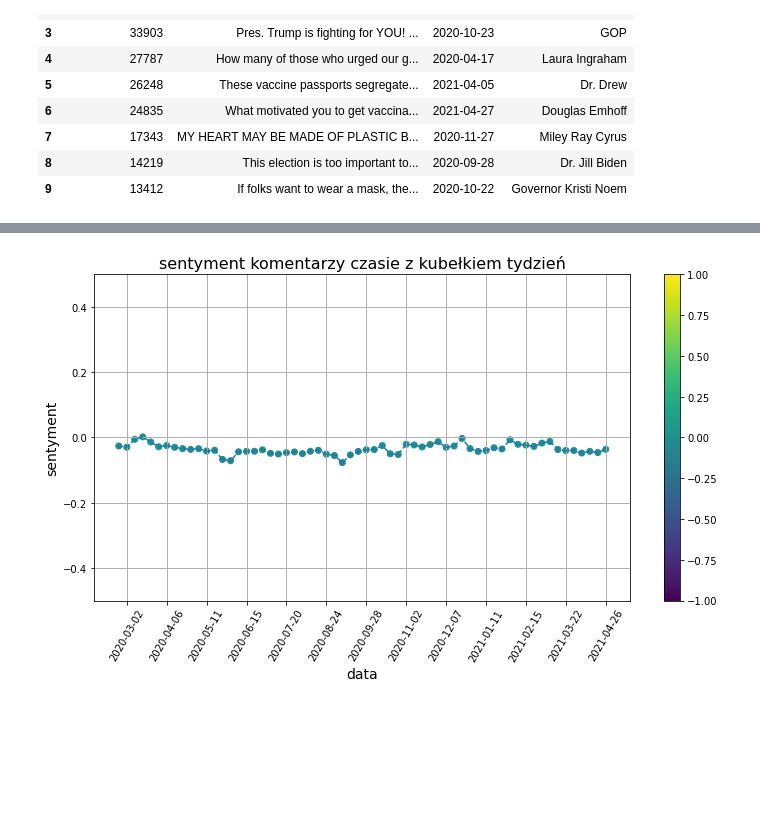
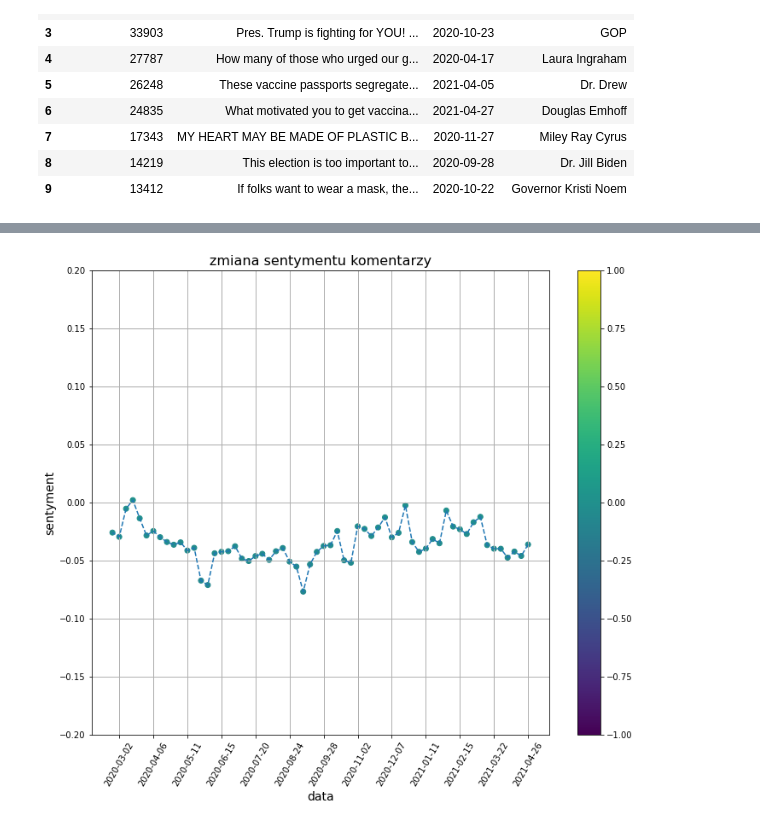
Before and after one commit to piaskowyk/twitter-posts-analysis, a Jupyter notebook: notebooks/sentyment.ipynb, the cells around one changed output, grey strips where cells are left out. Drawn from its saved outputs; the diff is of its cells as text; code cells hidden in the pictures; blank space fills up the shorter version.

```diff
--- a/notebooks/sentyment.ipynb
+++ b/notebooks/sentyment.ipynb
@@ -97,7 +97,7 @@ def plot_sentiment(xs, ys, xlabel, ylabel, tittle, file_name, step=1, color="blu
     plt.scatter(xs, ys, c=ys)
     plt.colorbar()
     plt.clim(-1, 1)
-    plt.ylim((-0.5, 0.5))
+    plt.ylim((-0.2, 0.2))
     plt.ylabel(ylabel, size=14)
     plt.xlabel(xlabel, size=14)
     plt.title(tittle, size=16)
@@ -112,7 +112,7 @@ def plot(xs, ys, xlabel, ylabel, tittle, file_name, step=1, color="blue"):
     plt.grid(linestyle='-', linewidth=1)
     plt.plot(xs, ys, linestyle='--')
     plt.scatter(xs, ys)
-    plt.ylim(0)
+    # plt.ylim(0)
     plt.ylabel(ylabel, size=14)
     plt.xlabel(xlabel, size=14)
     plt.title(tittle, size=16)
@@ -138,16 +152,16 @@ plot_sentiment(df['date'], df['avg'], 'data', 'sentyment', 'sentyment tweetów w
 # %%
 sql = """
 select avg(t.sentiment_compound), date_trunc('week', t.created_at) as week
 from tweet t
 where t.type = 1
 group by week
 order by week desc;
 """
 
 df = getAll(sql)
-plot_sentiment(df['week'], df['avg'], 'data', 'sentyment', 'sentyment komentarzy czasie z kubełkiem tydzień', 'a', 5)
+plot_sentiment(df['week'], df['avg'], 'data', 'sentyment', 'zmiana sentymentu komentarzy', 'zmiana_sentymentu_komentarzy', 5)
 # %% [output]
-[figure, old version]
+[figure, new version]
 # %%
 sql = """
 select count(t.id), date_trunc('week', t.created_at) as week
```
Also changed, not shown: parts of 7 cells of this notebook, 29 other files.
